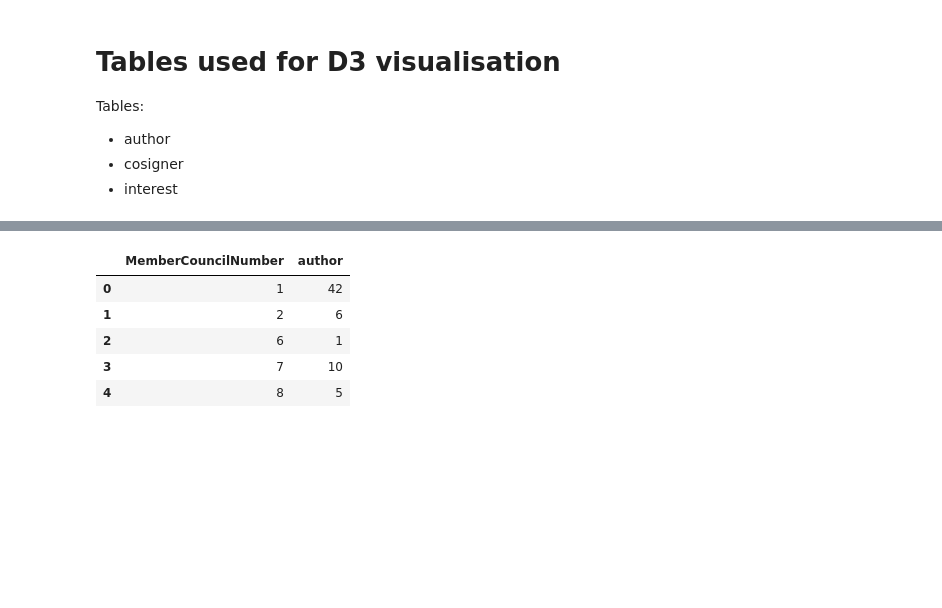
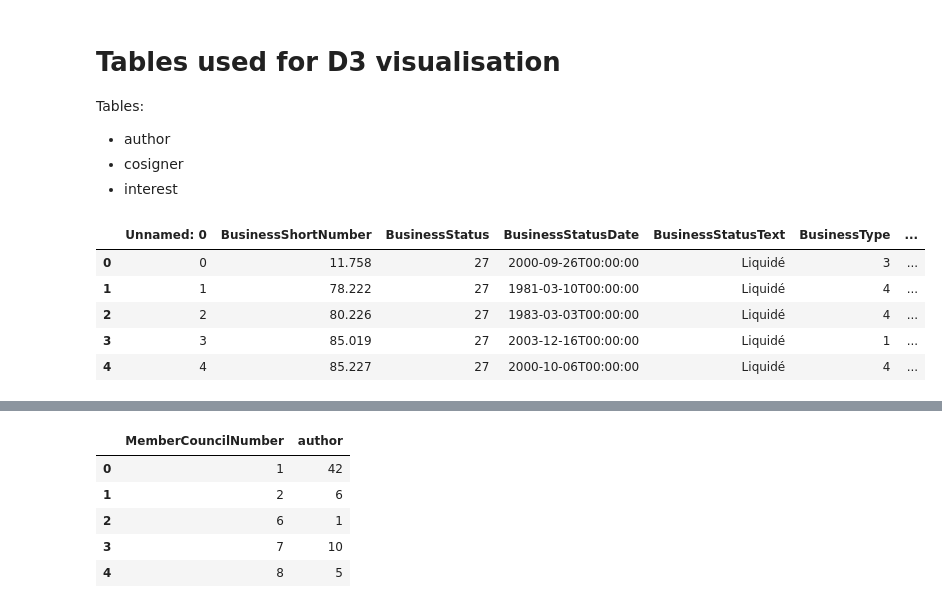
Before and after one commit to jmuth/parliament-viz.ch, a Jupyter notebook: scraping/Tables_examples.ipynb, the cells around one changed output, grey strips where cells are left out. Drawn from its saved outputs; the diff is of its cells as text; code cells hidden in the pictures; blank space fills up the shorter version.

```diff
--- a/scraping/Tables_examples.ipynb
+++ b/scraping/Tables_examples.ipynb
@@ -20,6 +23,17 @@ Tables:
 * author
 * cosigner
 * interest
+# %%
+df = pd.read_csv('data/Business.csv')
+# %%
+df.head()
+# %% [output]
+|  | Unnamed: 0 | BusinessShortNumber | BusinessStatus | BusinessStatusDate | BusinessStatusText | BusinessType | ... |
+| 0 | 0 | 11.758 | 27 | 2000-09-26T00:00:00 | Liquidé | 3 | ... |
+| 1 | 1 | 78.222 | 27 | 1981-03-10T00:00:00 | Liquidé | 4 | ... |
+| 2 | 2 | 80.226 | 27 | 1983-03-03T00:00:00 | Liquidé | 4 | ... |
+| 3 | 3 | 85.019 | 27 | 2003-12-16T00:00:00 | Liquidé | 1 | ... |
+| 4 | 4 | 85.227 | 27 | 2000-10-06T00:00:00 | Liquidé | 4 | ... |
 # %%
 tables = Tables()
 # %%
```
Also changed, not shown: parts of 2 cells of this notebook, 1 other file.
